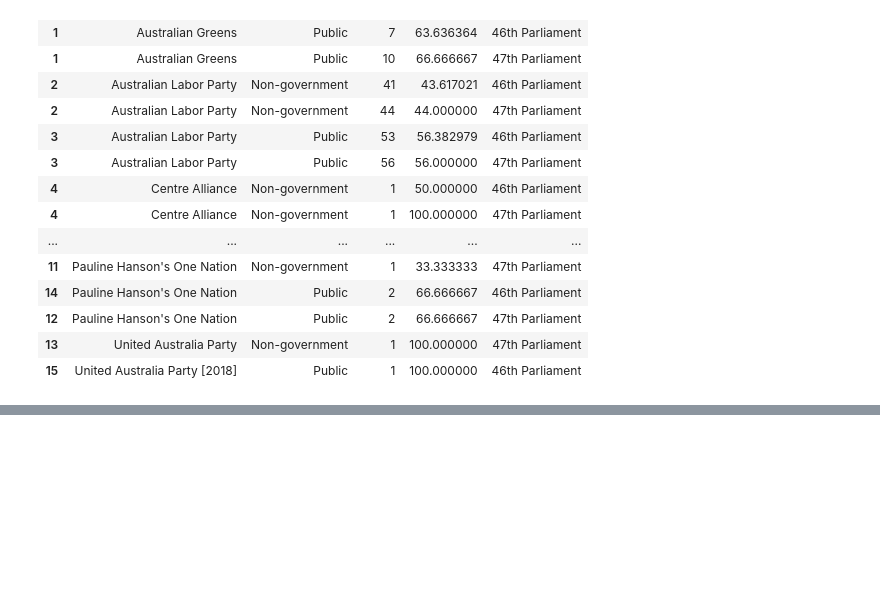
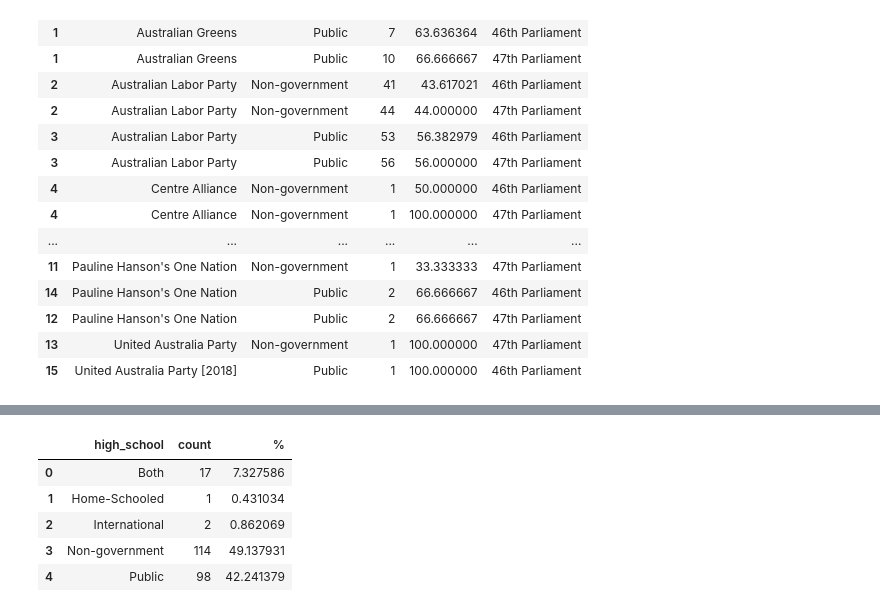
Before and after one commit to Mappboy/apemap, a Jupyter notebook: notebooks/analysis.ipynb, the cells around one changed output, grey strips where cells are left out. Cells and saved outputs as stored; diff of their text form; code cells hidden in the pictures; blank space fills up the shorter version.

```diff
--- a/notebooks/analysis.ipynb
+++ b/notebooks/analysis.ipynb
@@ -11,9 +11,16 @@ from sqlalchemy import create_engine
 
 load_dotenv("../.env")
 
-engine = create_engine(
-    f"postgresql+psycopg://{os.environ.get('DATABASE_USERNAME')}:{os.environ.get('DATABASE_PASSWORD')}@localhost:5432/{os.environ.get('DATABASE_NAME')}")
+USE_POSTGRES = os.environ.get('DATABASE_USERNAME',False)
+# USE_POSTGRES = False
 
 root_data_dir = pathlib.Path("..").resolve() / "data"
 ext_data_dir = root_data_dir / "external"
+geopackage = root_data_dir / "aped.gpkg"
+if USE_POSTGRES:
+  engine = create_engine(
+      f"postgresql+psycopg://{os.environ.get('DATABASE_USERNAME')}:{os.environ.get('DATABASE_PASSWORD')}@localhost:5432/{os.environ.get('DATABASE_NAME')}")
+else:
+  import sqlite3
+  engine = sqlite3.connect(geopackage)
 # %%
@@ -218,10 +225,16 @@ import geopandas as gpd
 
 load_dotenv("../.env")
 
-gdf = gpd.read_postgis(
-    'SELECT m.*, "total enrolments" as total_students FROM member_secondary_school_education_47 m LEFT JOIN acara_school_profile_2022 a on m.acara_id = a."acara sml id"::int',
-    engine, geom_col='geom')
-
+if USE_POSTGRES:
+  gdf = gpd.read_postgis(
+      'SELECT m.*, "total enrolments" as total_students FROM member_secondary_school_education_47 m LEFT JOIN acara_school_profile_2022 a on m.acara_id = a."acara sml id"::int',
+      engine, geom_col='geom')
+else:
+  gdf_47 = gpd.read_file(geopackage, layer="member_secondary_school_education_47")
+  asp_47 = gpd.read_file(geopackage, layer="acara_school_profile_2022")[["acara sml id", "total enrolments"]]
+  asp_47 = asp_47.convert_dtypes()
+  gdf = pd.merge(gdf_47, asp_47, left_on="acara_id", right_on="acara sml id", how="left")
+  gdf.rename(columns={"total enrolments": "total_students"}, inplace=True)
 gdf = gdf.convert_dtypes()
 # fill missing students with min 50 students
 gdf["total_students"] = gdf["total_students"].fillna('50').apply(lambda x: '50' if not x else x)
@@ -349,0 +382,15 @@ pd.concat([school_sector_counts_46, school_sector_counts_47]).sort_values(["part
+# %%
+from pywaffle import Waffle
+import matplotlib.pyplot as plt
+# slightly different to SMH as they set those who did not graduate or who attended overseas to other
+members_46 = pd.read_sql("SELECT * FROM member_aph_46", engine)
+members_46_high_school = members_46.groupby("high_school").size().reset_index(name='count')
+members_46_high_school["%"] = (members_46_high_school["count"] / members_46_high_school["count"].sum()) * 100
+members_46_high_school
+# %% [output]
+|  | high_school | count | % |
+| 0 | Both | 17 | 7.327586 |
+| 1 | Home-Schooled | 1 | 0.431034 |
+| 2 | International | 2 | 0.862069 |
+| 3 | Non-government | 114 | 49.137931 |
+| 4 | Public | 98 | 42.241379 |
```
Also changed, not shown: parts of 7 cells of this notebook, 4 other files.
